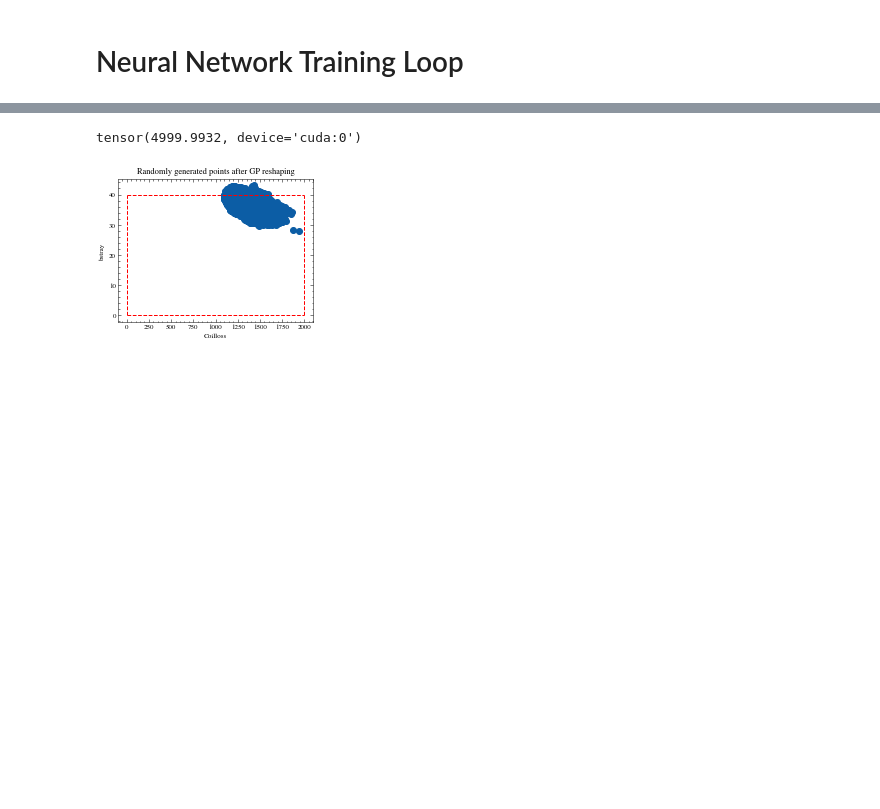
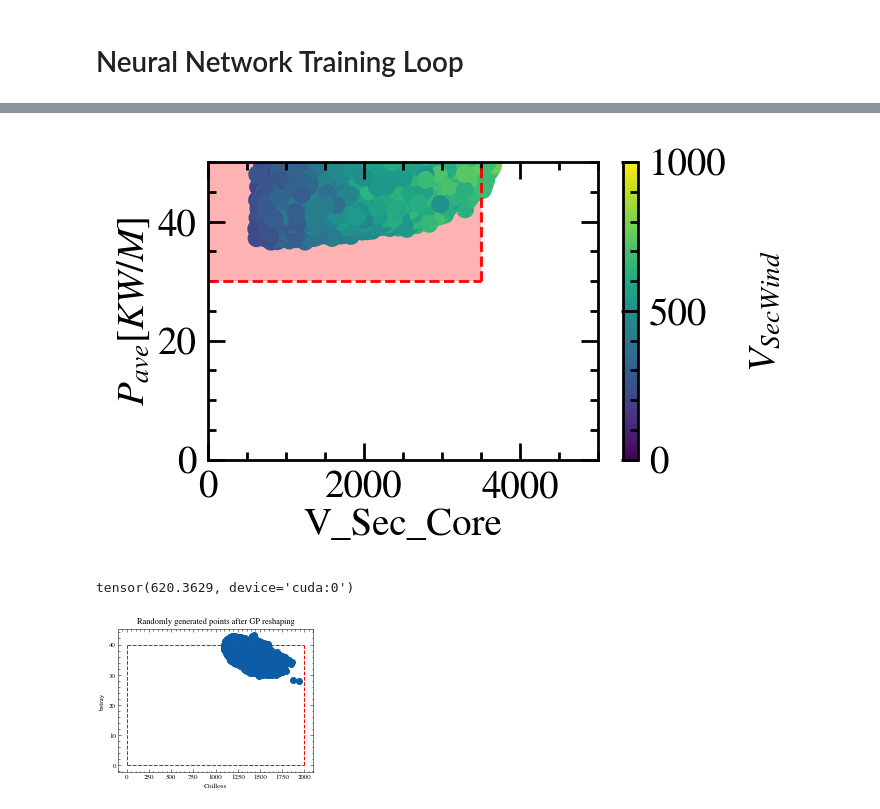
Before and after one commit to ShahidOni/Optimizer, a Jupyter notebook: optimization_eng.ipynb, the cells around one changed output, grey strips where cells are left out. Cells and saved outputs as stored; diff of their text form; code cells hidden in the pictures; blank space fills up the shorter version.

```diff
--- a/optimization_eng.ipynb
+++ b/optimization_eng.ipynb
@@ -883,7 +903,30 @@ plt.show()
+# %%
+import matplotlib
+plt.style.use(['science','no-latex'])
+matplotlib.rcParams.update({'font.size': font_size, 'font.family': 'STIXGeneral', 'mathtext.fontset': 'stix'})
+detached_pave = pave.detach().cpu().numpy()
+detached_v_sec_wind = V_SecWind.detach().cpu().numpy()
+v_sec_core = V_SecCore.detach().cpu().numpy()
+z = detached_v_sec_wind
+y = detached_pave/1000
+x = v_sec_core
+
+fig1=plt.figure(figsize=(cm2inch(fig_width/2),cm2inch(fig_height)/1.2), dpi=400)
+xlim = 3500 # VPriCore[cm3]
+ylim = 30 #Pave[kW]
+upper_left(xlim,ylim)
+plt.scatter(x, y, c=z, s=marker_size, cmap ='viridis', vmin = 0, vmax=1000,rasterized=True)
+plt.colorbar(label=r"$V_{SecWind}$")#Show colar bar at the right side
+plt.xlabel(r"V_Sec_Core", labelpad = x_label_pad)              # not shown
+plt.ylabel(r'$P_{ave} [KW/M]$', labelpad = y_label_pad) # not shown
+plt.axis([0, 5000, 0, 50])
+plt.show()
+# %% [output]
+[figure, added]
 # %%
-torch.max(V_SecCore)
+torch.min(V_SecCore)
 # %% [output]
-tensor(4999.9932, device='cuda:0')
+tensor(620.3629, device='cuda:0')
 # %%
 plt.scatter(coilloss.detach().cpu(), bstray.detach().cpu())
 plt.vlines(x=2000, ymin = 0, ymax=40,color='red',linestyle='dashed')
```
Also changed, not shown: parts of 12 cells of this notebook.
